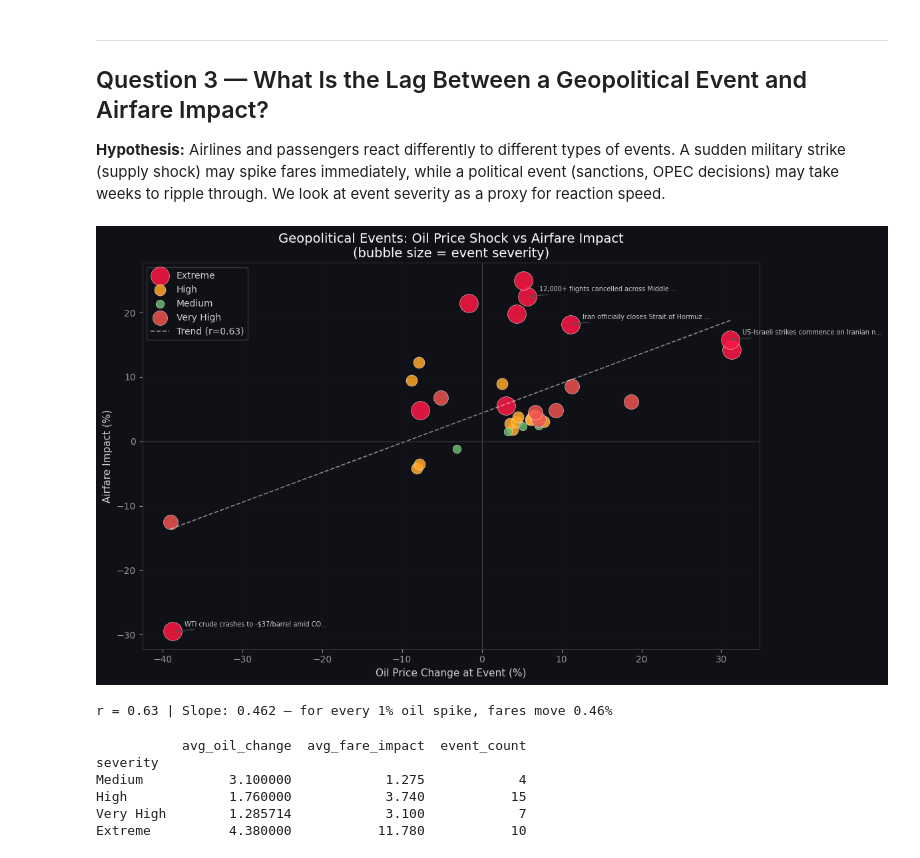
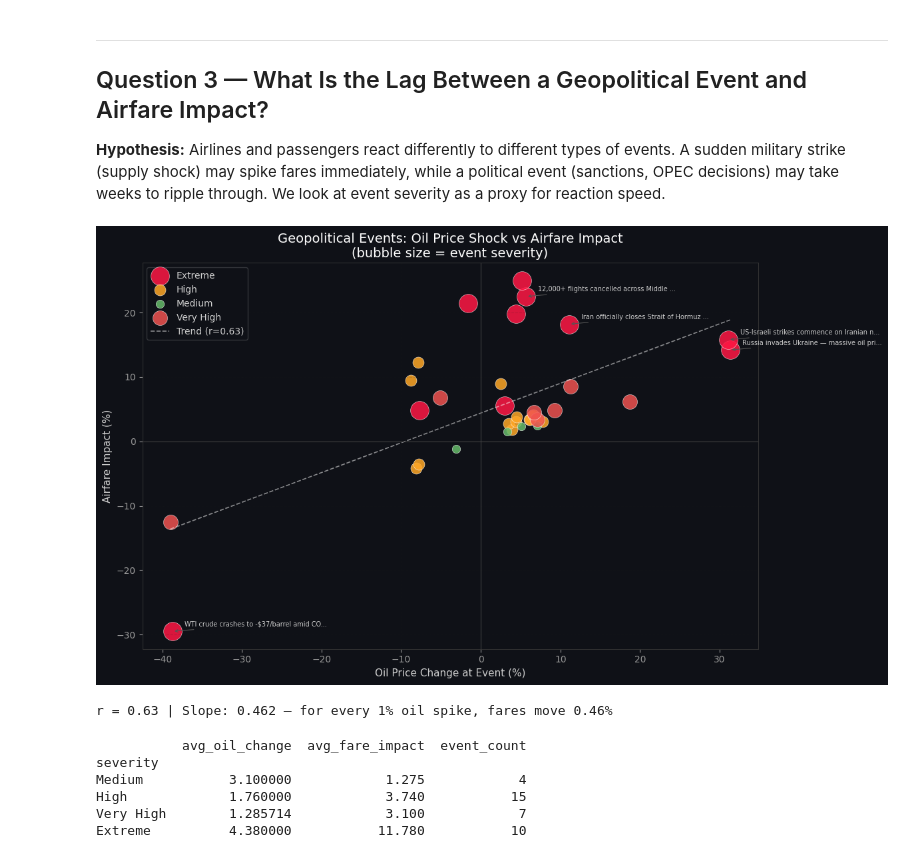
Before and after one commit to NickusLeeJiaSheng/flight-vs-oil-prices-data-analyse, a Jupyter notebook: airline_eda.ipynb, the cells around one changed output. Saved outputs shown, nothing was run; the diff lists cells and outputs as text; code cells hidden in the pictures.

```diff
--- a/airline_eda.ipynb
+++ b/airline_eda.ipynb
@@ -54,20 +101,0 @@ Libraries loaded.
-# %%
-# Load data
-fin  = pd.read_csv('data/airline_financial_impact.csv')
-tix  = pd.read_csv('data/airline_ticket_prices.csv')
-oil  = pd.read_csv('data/oil_jet_fuel_prices.csv')
-evts = pd.read_csv('data/conflict_oil_events.csv')
-
-# Parse dates
-tix['month']        = pd.to_datetime(tix['month'])
-oil['month']        = pd.to_datetime(oil['month'])
-evts['event_date']  = pd.to_datetime(evts['event_date'])
-
-# Ordered category for conflict phase
-fin['conflict_phase'] = pd.Categorical(fin['conflict_phase'], categories=PHASE_ORDER, ordered=True)
-tix['conflict_phase'] = pd.Categorical(tix['conflict_phase'], categories=PHASE_ORDER, ordered=True)
-
-print(f'Financial rows : {len(fin):,}')
-print(f'Ticket rows    : {len(tix):,}')
-print(f'Oil rows       : {len(oil):,}')
-print(f'Event rows     : {len(evts):,}')
@@ -404,7 +427,7 @@ for sev, grp in evts.groupby('severity'):
     )
 
 notable = [
-    'Russia invades Ukraine - massive oil price spike',
+    'Russia invades Ukraine — massive oil price spike',
     'WTI crude crashes to -$37/barrel amid COVID-19',
     'US-Israeli strikes commence on Iranian nuclear facilities',
     'Iran officially closes Strait of Hormuz to all tankers',
@@ -414,34 +437,34 @@ for _, row in evts[evts['event_description'].isin(notable)].iterrows():
     short = row['event_description'][:40] + '...'
     ax.annotate(
         short,
         xy=(row['oil_price_change_pct'], row['airfare_impact_pct']),
         xytext=(row['oil_price_change_pct'] + 1.5, row['airfare_impact_pct'] + 0.8),
         fontsize=7, color='#cccccc',
         arrowprops=dict(arrowstyle='->', color='#555555', lw=0.8)
     )
 
 # Regression
 x = evts['oil_price_change_pct']
 y = evts['airfare_impact_pct']
 slope, intercept, r, p, _ = stats.linregress(x, y)
 xline = np.linspace(x.min(), x.max(), 100)
 ax.plot(xline, slope*xline + intercept, color='white', linewidth=1.2,
         linestyle='--', alpha=0.5, label=f'Trend (r={r:.2f})')
 
 ax.axhline(0, color='#444444', linewidth=0.8)
 ax.axvline(0, color='#444444', linewidth=0.8)
 ax.set_xlabel('Oil Price Change at Event (%)')
 ax.set_ylabel('Airfare Impact (%)')
 ax.set_title('Geopolitical Events: Oil Price Shock vs Airfare Impact\n(bubble size = event severity)', color='white')
 ax.legend(framealpha=0.2, loc='upper left')
 ax.grid(alpha=0.15)
 
 plt.tight_layout()
 plt.savefig('q3_event_oil_airfare.png', dpi=150, bbox_inches='tight', facecolor='#0f1117')
 plt.show()
 print(f'r = {r:.2f} | Slope: {slope:.3f} — for every 1% oil spike, fares move {slope:.2f}%')
 # %% [output]
-[figure, old version]
+[figure, new version]
 r = 0.63 | Slope: 0.462 — for every 1% oil spike, fares move 0.46%
 # %%
 # 3B: Severity breakdown — avg oil shock vs airfare impact
```
Also changed, not shown: parts of 16 cells of this notebook, 9 other files.
